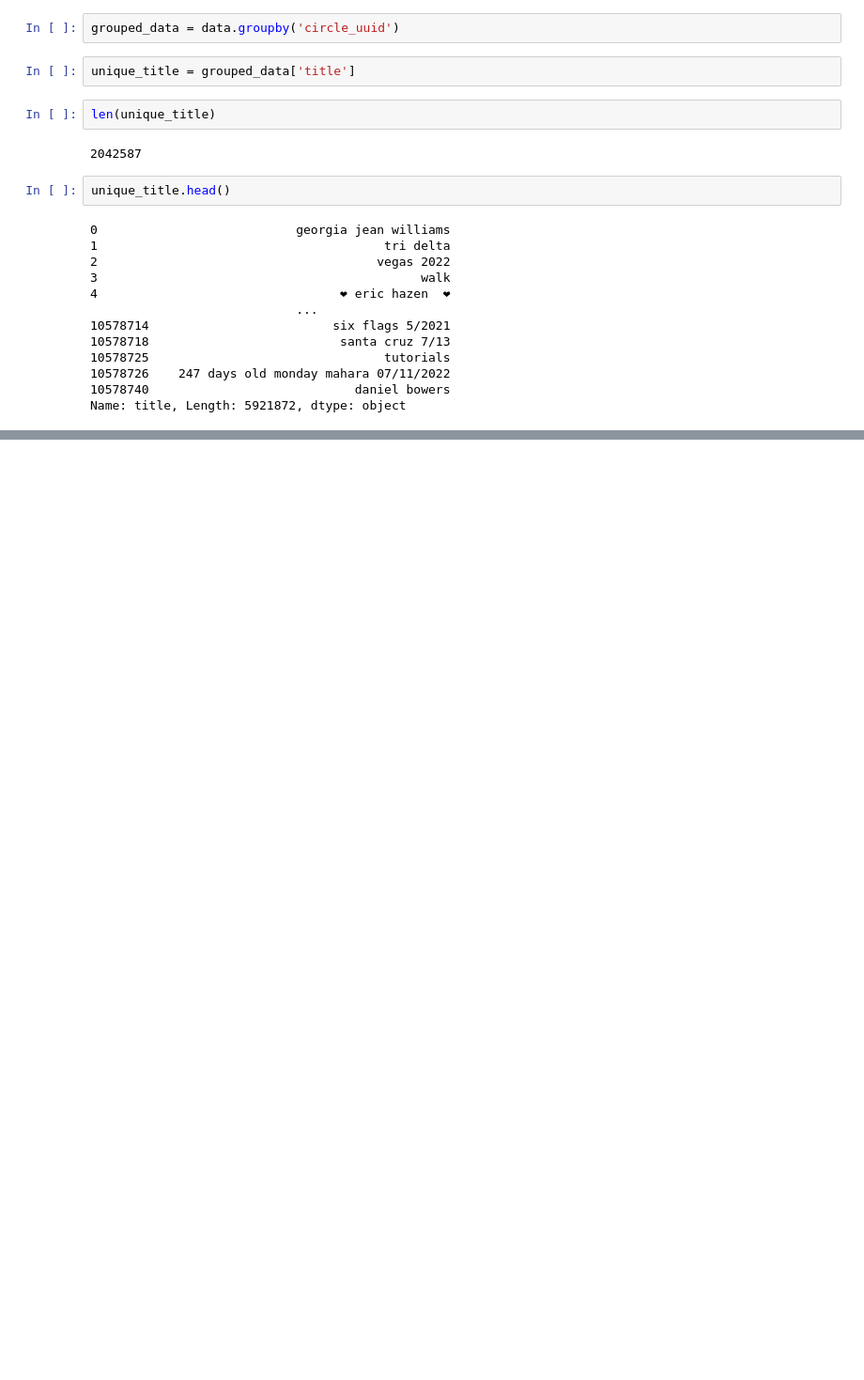
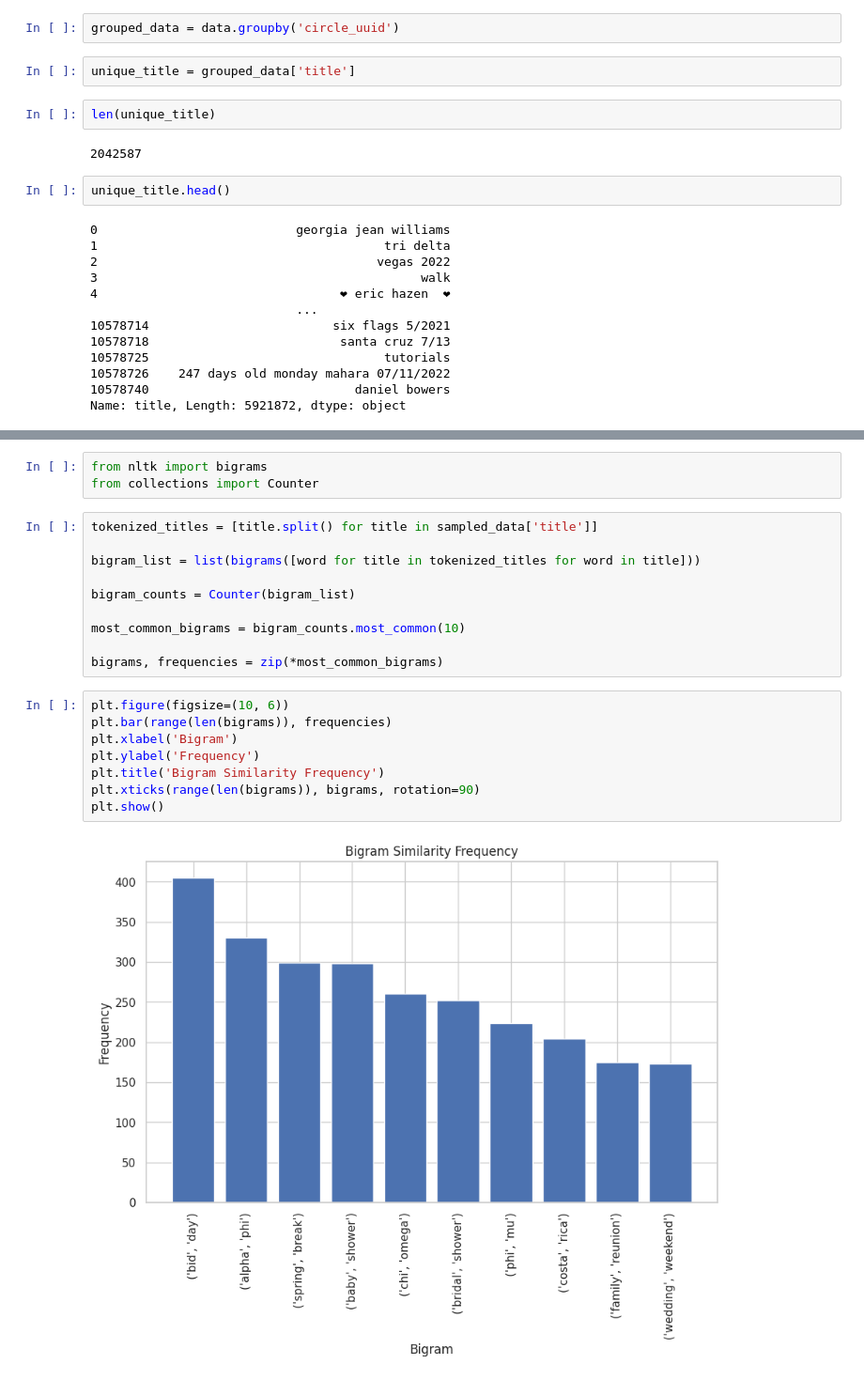
Before and after one commit to bvanitsthian/photocircle_nlp, a Jupyter notebook: circles_visualization.ipynb, the cells around one changed output, grey strips where cells are left out. Shown at 94% size. Drawn from its saved outputs; the diff is of its cells as text; blank space fills up the shorter version.

```diff
--- a/circles_visualization.ipynb
+++ b/circles_visualization.ipynb
@@ -75,0 +151,23 @@ plt.show()
+# %%
+from nltk import bigrams
+from collections import Counter
+# %%
+tokenized_titles = [title.split() for title in sampled_data['title']]
+
+bigram_list = list(bigrams([word for title in tokenized_titles for word in title]))
+
+bigram_counts = Counter(bigram_list)
+
+most_common_bigrams = bigram_counts.most_common(10)
+
+bigrams, frequencies = zip(*most_common_bigrams)
+# %%
+plt.figure(figsize=(10, 6))
+plt.bar(range(len(bigrams)), frequencies)
+plt.xlabel('Bigram')
+plt.ylabel('Frequency')
+plt.title('Bigram Similarity Frequency')
+plt.xticks(range(len(bigrams)), bigrams, rotation=90)
+plt.show()
+# %% [output]
+[figure, added]
```
Also changed, not shown: parts of 21 cells of this notebook.
